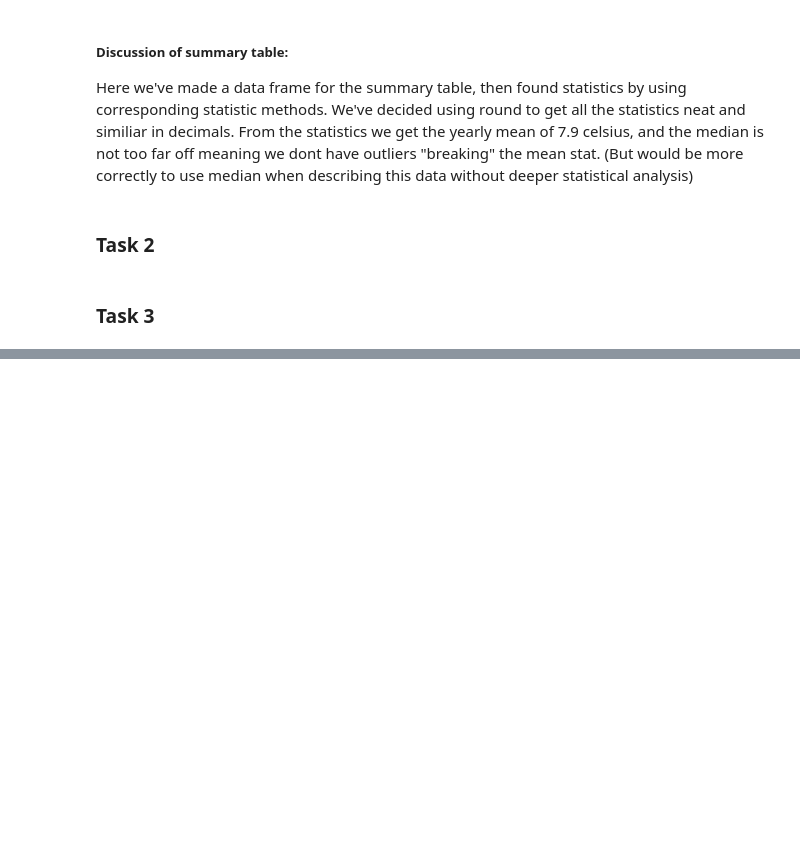
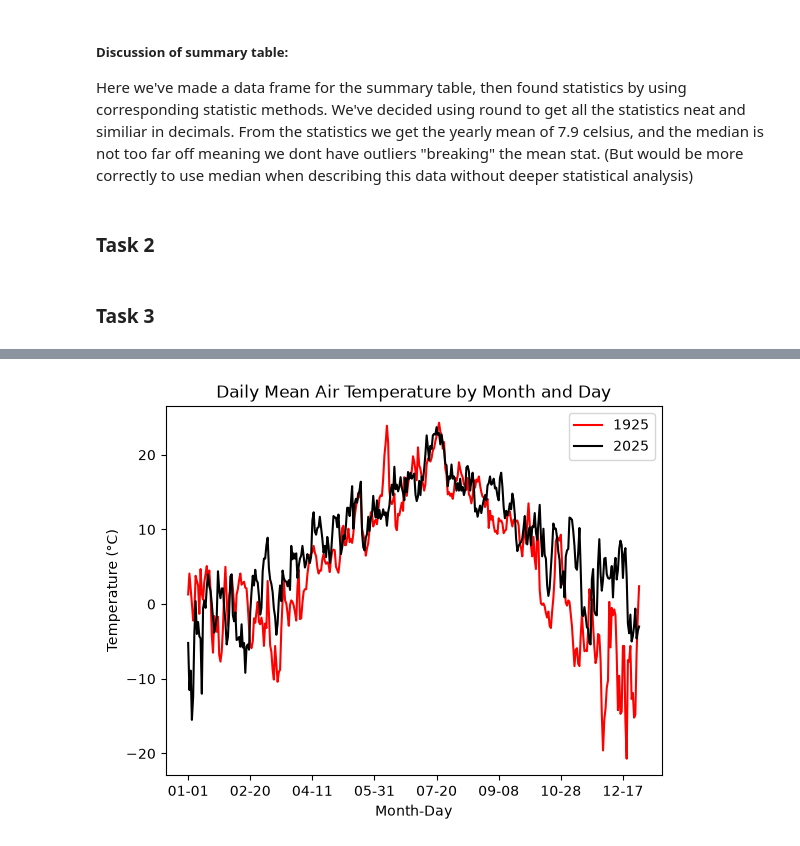
Before and after one commit to saturnBEEF/deliverable-1, a Jupyter notebook: main.ipynb, the cells around one changed output, grey strips where cells are left out. Cells and saved outputs as stored; diff of their text form; code cells hidden in the pictures; blank space fills up the shorter version.

```diff
--- a/main.ipynb
+++ b/main.ipynb
@@ -144,0 +136,17 @@ plt.show()
+# %%
+s_1925 = df_1925["T_avg"].copy()
+s_2025 = df_2025["T_avg"].copy()
+
+s_1925.index = df_1925.index.strftime("%m-%d")
+s_2025.index = df_2025.index.strftime("%m-%d")
+
+ax = s_1925.plot(color="red", label="1925")
+s_2025.plot(ax=ax, color="black", label="2025")
+
+ax.set_title("Daily Mean Air Temperature by Month and Day")
+ax.set_xlabel("Month-Day")
+ax.set_ylabel("Temperature (°C)")
+ax.legend()
+plt.show()
+# %% [output]
+[figure, added]
```
Also changed, not shown: parts of 4 cells of this notebook.
